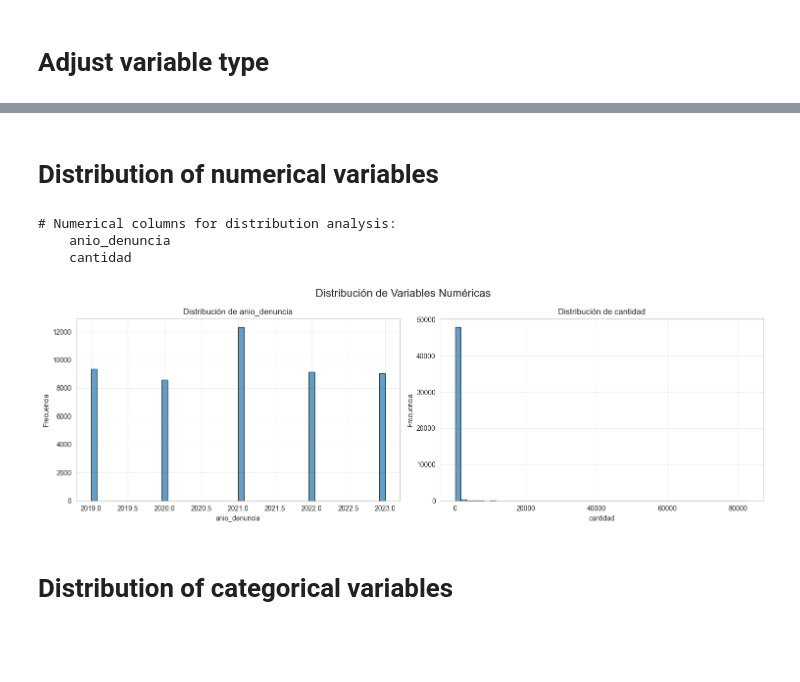
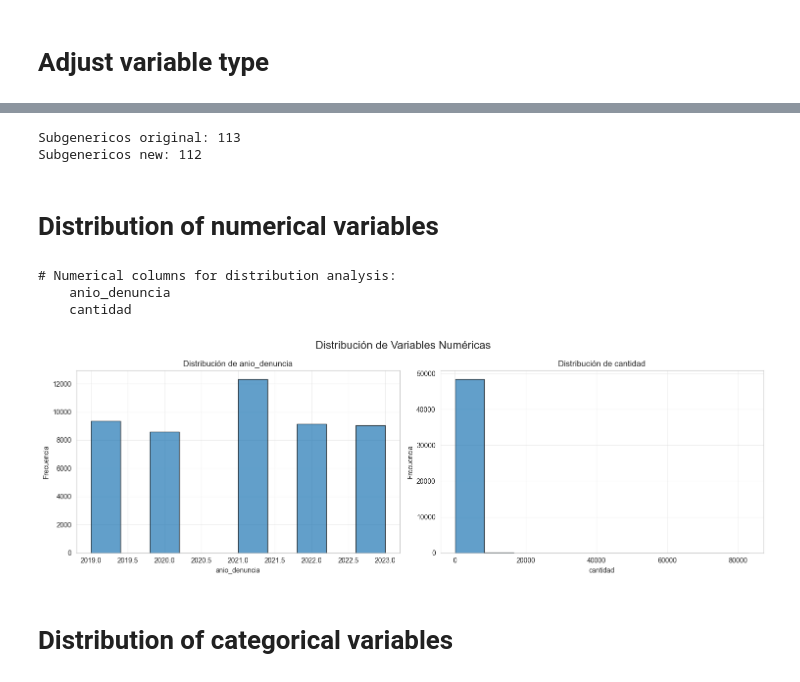
Before and after one commit to lucad-28/eda-delitos, a Jupyter notebook: eda-v0.ipynb, the cells around one changed output, grey strips where cells are left out. Drawn from its saved outputs; the diff is of its cells as text; code cells hidden in the pictures; blank space fills up the shorter version.

```diff
--- a/main.ipynb
+++ b/eda-v0.ipynb
@@ -115,6 +115,14 @@ Data columns (total 11 columns):
  10  dist_pjfs        48444 non-null  category
 dtypes: category(9), int64(2)
 memory usage: 1.3 MB
+# %%
+newdfdelitos = delitos.copy()
+newdfdelitos['subgenerico'] = delitos['subgenerico'].str.replace(r"\s*\(Sin especificar delito subgenérico\)", "", regex=True).str.strip()
+print(f"Subgenericos original: {len(delitos["subgenerico"].value_counts())}")
+print(f"Subgenericos new: {len(newdfdelitos["subgenerico"].value_counts())}")
+# %% [output]
+Subgenericos original: 113
+Subgenericos new: 112
 # %% [markdown]
 # Distribution of numerical variables
 # %%
@@ -137,35 +145,35 @@ if n > 0:
     fig.suptitle('Distribución de Variables Numéricas', fontsize=16)
 
     # Ensure axes is a 2D array
     if nrows == 1 and ncols == 1:
         axes = [axes]  # Convert single Axes to a list
     elif nrows == 1 or ncols == 1:
         axes = axes.flatten()  # Convert 1D array to a list
     else:
         axes = axes.flatten()  # Flatten 2D array to a list
 
     # Plot histograms for each numerical variable
     for i, col in enumerate(numeric_cols):
         ax = axes[i]
-        delitos[col].hist(ax=ax, bins=50, edgecolor='black', alpha=0.7)
+        delitos[col].hist(ax=ax, edgecolor='black', alpha=0.7)
         ax.set_title(f'Distribución de {col}', fontsize=12)
         ax.set_xlabel(col)
         ax.set_ylabel('Frecuencia')
         ax.grid(True, alpha=0.3)
 
     # Remove empty subplots if any
     for j in range(i+1, len(axes)):
         fig.delaxes(axes[j])
 
     plt.tight_layout()
     plt.show()
 else:
     print("No se encontraron columnas numéricas en el DataFrame.")
 # %% [output]
 # Numerical columns for distribution analysis:
     anio_denuncia
     cantidad
-[figure, old version]
+[figure, new version]
 # %% [markdown]
 # Distribution of categorical variables
 # %%
```
Also changed, not shown: parts of 2 cells of this notebook, 2 other files.
